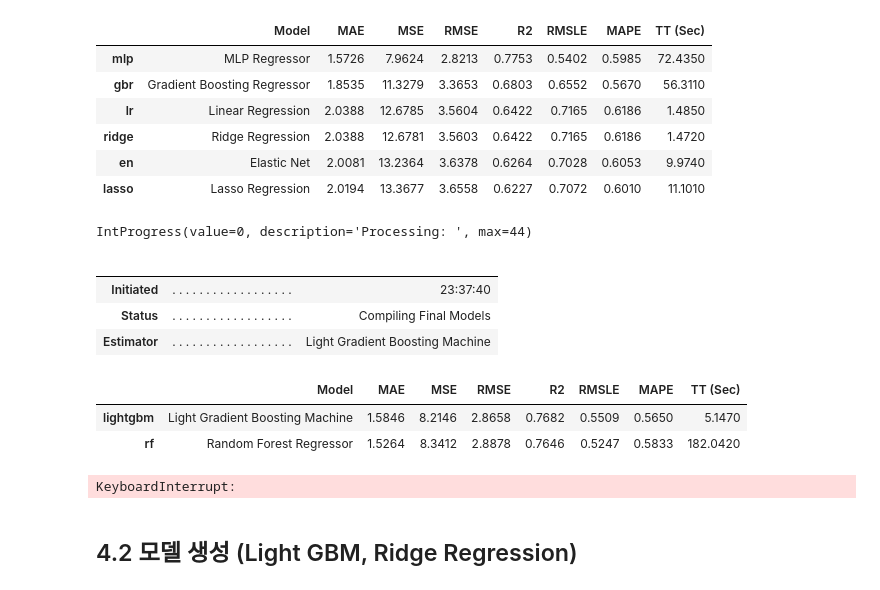
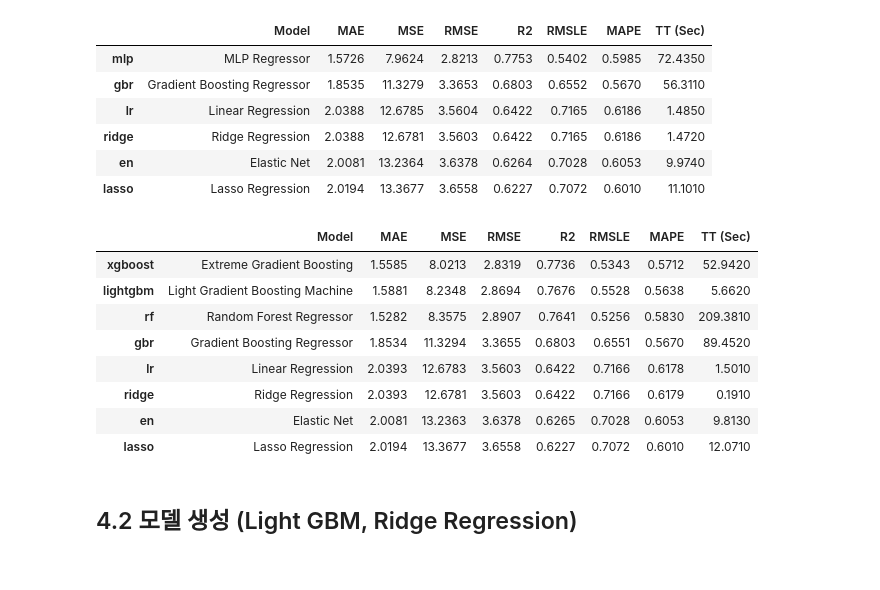
Before and after one commit to Goodmytoy/Passenger_Demand, a Jupyter notebook: model/main.ipynb, the cells around one changed output. Saved outputs shown, nothing was run; the diff lists cells and outputs as text; code cells hidden in the pictures.

```diff
--- a/model/main.ipynb
+++ b/model/main.ipynb
@@ -156,18 +155,17 @@ base_models = compare_models(include = ["gbr", "lr", "ridge", "lasso", "en", "ml
 | lasso | Lasso Regression | 2.0194 | 13.3677 | 3.6558 | 0.6227 | 0.7072 | 0.6010 | 11.1010 |
 # %%
 # %%time
-base_models = compare_models(include = ["lightgbm", "rf", "gbr", "lr", "ridge", "lasso", "en"])
+base_models = compare_models(include = ["lightgbm", "xgboost", "rf", "gbr", "lr", "ridge", "lasso", "en"])
 # %% [output]
-IntProgress(value=0, description='Processing: ', max=44)
-|  |  |  |
-|  |  |  |
-| Initiated | . . . . . . . . . . . . . . . . . . | 23:37:40 |
-| Status | . . . . . . . . . . . . . . . . . . | Compiling Final Models |
-| Estimator | . . . . . . . . . . . . . . . . . . | Light Gradient Boosting Machine |
+|  | Model | MAE | MSE | RMSE | R2 | RMSLE | MAPE | TT (Sec) |
+| xgboost | Extreme Gradient Boosting | 1.5585 | 8.0213 | 2.8319 | 0.7736 | 0.5343 | 0.5712 | 52.9420 |
+| lightgbm | Light Gradient Boosting Machine | 1.5881 | 8.2348 | 2.8694 | 0.7676 | 0.5528 | 0.5638 | 5.6620 |
+| rf | Random Forest Regressor | 1.5282 | 8.3575 | 2.8907 | 0.7641 | 0.5256 | 0.5830 | 209.3810 |
+| gbr | Gradient Boosting Regressor | 1.8534 | 11.3294 | 3.3655 | 0.6803 | 0.6551 | 0.5670 | 89.4520 |
+| lr | Linear Regression | 2.0393 | 12.6783 | 3.5603 | 0.6422 | 0.7166 | 0.6178 | 1.5010 |
+| ridge | Ridge Regression | 2.0393 | 12.6781 | 3.5603 | 0.6422 | 0.7166 | 0.6179 | 0.1910 |
+| en | Elastic Net | 2.0081 | 13.2363 | 3.6378 | 0.6265 | 0.7028 | 0.6053 | 9.8130 |
+| lasso | Lasso Regression | 2.0194 | 13.3677 | 3.6558 | 0.6227 | 0.7072 | 0.6010 | 12.0710 |
-|  | Model | MAE | MSE | RMSE | R2 | RMSLE | MAPE | TT (Sec) |
-| lightgbm | Light Gradient Boosting Machine | 1.5846 | 8.2146 | 2.8658 | 0.7682 | 0.5509 | 0.5650 | 5.1470 |
-| rf | Random Forest Regressor | 1.5264 | 8.3412 | 2.8878 | 0.7646 | 0.5247 | 0.5833 | 182.0420 |
-KeyboardInterrupt:
 # %% [markdown]
 ## 4.2 모델 생성 (Light GBM, Ridge Regression)
 # %%
```
Also changed, not shown: parts of 11 cells of this notebook, 7 other files.
